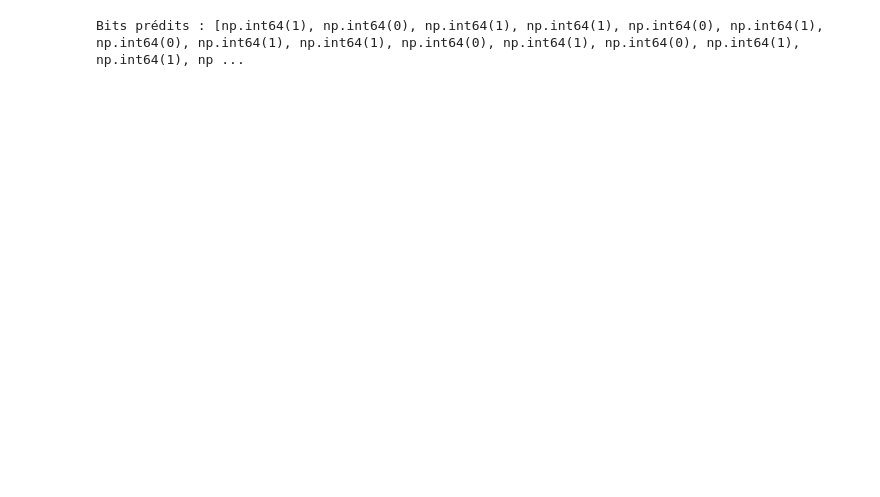
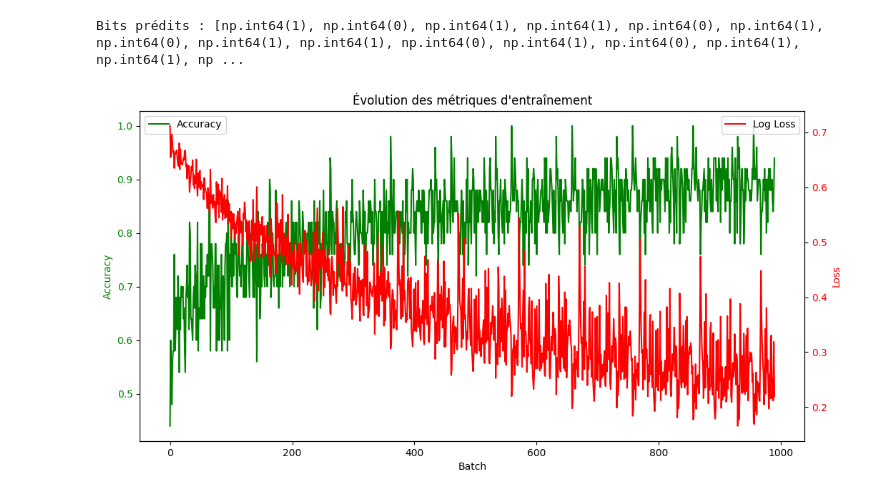
Before and after one commit to halp-13/Learning-Communication, a Jupyter notebook: logics/alic_bob_perceptron.ipynb, the cells around one changed output. Drawn from its saved outputs; the diff is of its cells as text; code cells hidden in the pictures; blank space fills up the shorter version.

```diff
--- a/logics/alic_bob_perceptron.ipynb
+++ b/logics/alic_bob_perceptron.ipynb
@@ -93,3 +93,98 @@ for _ in range(20):  # Prédire les 20 prochains bits
 print("Bits prédits :", predicted_bits)
 # %% [output]
 Bits prédits : [np.int64(1), np.int64(0), np.int64(1), np.int64(1), np.int64(0), np.int64(1), np.int64(0), np.int64(1), np.int64(1), np.int64(0), np.int64(1), np.int64(0), np.int64(1), np.int64(1), np ...
+# %%
+import numpy as np
+import random
+import matplotlib.pyplot as plt
+import joblib
+from sklearn.neural_network import MLPClassifier
+from sklearn.metrics import accuracy_score, log_loss
+
+# Générer un dataset de training basé sur plusieurs patterns
+patterns = [
+    [1, 0, 1, 1, 0],
+    [0, 1, 0, 0, 1, 1],
+    [1, 1, 0, 1, 0, 0, 1]
+]
+sequence_length = 5000  # Nombre de bits dans l'ensemble d'entraînement
+buffer_size = 20
+
+def generate_sequence(patterns, length):
+    seq = []
+    while len(seq) < length:
+        pattern = random.choice(patterns)  # Choisir un pattern aléatoire
+        seq.extend(pattern)
+    return seq[:length]
+
+# Générer une séquence de bits basée sur plusieurs patterns
+bit_sequence = generate_sequence(patterns, sequence_length)
+
+# Préparer les données d'entraînement
+X_train = []
+y_train = []
+for i in range(buffer_size, len(bit_sequence)):
+    X_train.append(bit_sequence[i-buffer_size:i])  # Prendre les 20 bits précédents
+    y_train.append(bit_sequence[i])  # Prédire le bit suivant
+
+X_train = np.array(X_train)
+y_train = np.array(y_train)
+
+# Initialiser un MLPClassifier
+mlp = MLPClassifier(hidden_layer_sizes=(50, 30), activation='relu', solver='adam', random_state=42, max_iter=1, warm_start=True)
+
+# Suivi des performances
+losses = []
+accuracies = []
+
+# Entraînement incrémental du modèle
+batch_size = 50
+for epoch in range(10):  # Effectuer plusieurs passes sur les données
+    for i in range(0, len(X_train), batch_size):
+        X_batch = X_train[i:i+batch_size]
+        y_batch = y_train[i:i+batch_size]
+        if len(X_batch) < batch_size:
+            break
+        mlp.fit(X_batch, y_batch)
+        y_pred = mlp.predict(X_batch)
+        accuracies.append(accuracy_score(y_batch, y_pred))
+        losses.append(log_loss(y_batch, mlp.predict_proba(X_batch)))
+
+# Sauvegarde du modèle
+joblib.dump(mlp, "mlp_pattern_recognition.pkl")
+
+# Affichage des métriques avec loss en bas
+fig, ax1 = plt.subplots(figsize=(12, 6))
+ax2 = ax1.twinx()
+
+ax1.plot(accuracies, label='Accuracy', color='green')
+ax1.set_xlabel('Batch')
+ax1.set_ylabel('Accuracy', color='green')
+ax1.tick_params(axis='y', labelcolor='green')
+ax1.set_title("Évolution des métriques d'entraînement")
+ax1.legend(loc='upper left')
+
+ax2.plot(losses, label='Log Loss', color='red')
+ax2.set_ylabel('Loss', color='red')
+ax2.tick_params(axis='y', labelcolor='red')
+ax2.legend(loc='upper right')
+
+plt.show()
+
+# Fonction de prédiction basée sur un buffer de 20 bits
+def predict_next_bit(model, buffer):
+    buffer = np.array(buffer).reshape(1, -1)
+    return model.predict(buffer)[0]
+
+# Tester avec un buffer initial
+buffer_test = bit_sequence[:buffer_size]  # Prendre les 20 premiers bits
+predicted_bits = []
+
+for _ in range(20):  # Prédire les 20 prochains bits
+    next_bit = predict_next_bit(mlp, buffer_test)
+    predicted_bits.append(next_bit)
+    buffer_test = buffer_test[1:] + [next_bit]  # Mettre à jour le buffer
+
+print("Bits prédits :", predicted_bits)
+# %% [output]
+[figure, added]
```
Also changed, not shown: parts of 2 cells of this notebook, 17 other files.
